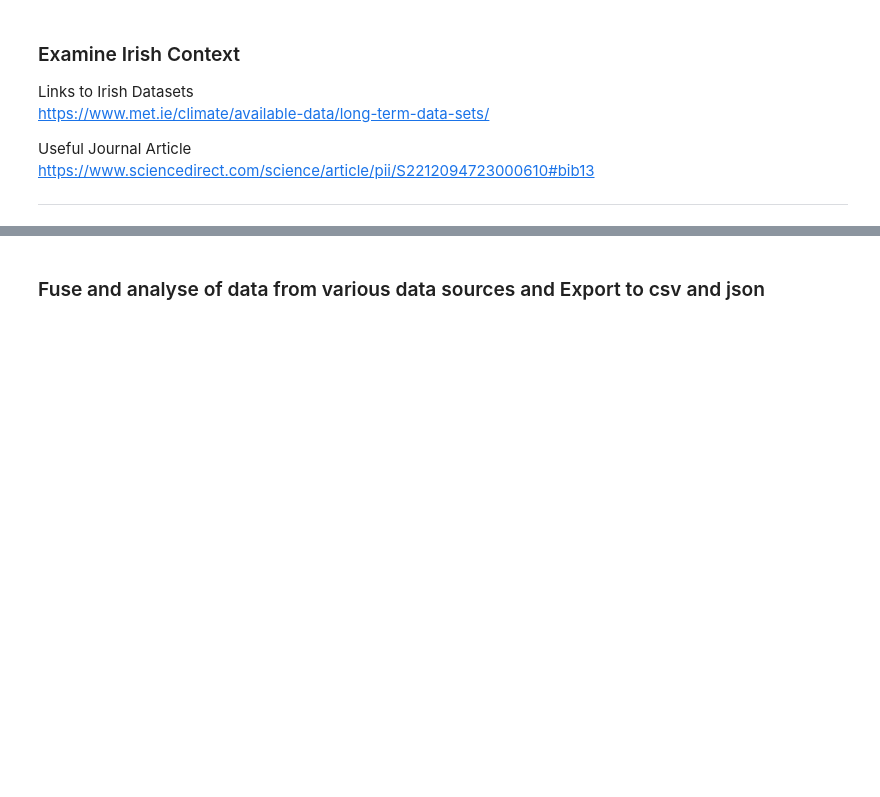
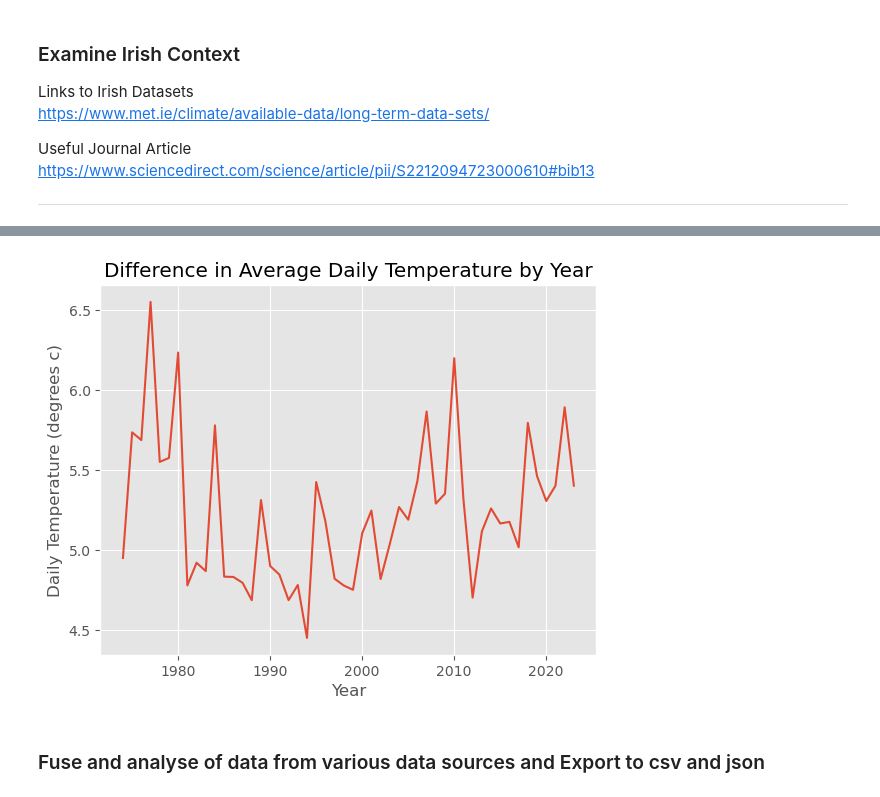
Before and after one commit to PeeBs68/prog_da_project2, a Jupyter notebook: project2.ipynb, the cells around one changed output, grey strips where cells are left out. Drawn from its saved outputs; the diff is of its cells as text; code cells hidden in the pictures; blank space fills up the shorter version.

```diff
--- a/project2.ipynb
+++ b/project2.ipynb
@@ -413,3 +413,20 @@ sns.lineplot(data=df_maxt, x='date2', y='maxt');
+# %%
+# plot daily difference in temperature
+
+temp_comp = df_mint
+temp_comp['maxt'] = df_maxt['maxt']
+temp_comp['diff'] = temp_comp['maxt']-temp_comp['mint']
+
+#temp_comp = temp_comp.append(df_mint, df_maxt)
+
+#temp_comp
+
+ax = sns.lineplot(data=temp_comp, x='date2', y='diff');
+ax.set(xlabel='Year',
+       ylabel='Daily Temperature (degrees c)',
+       title='Difference in Average Daily Temperature by Year');
+# %% [output]
+[figure, added]
 # %% [markdown]
 ### Fuse and analyse of data from various data sources and Export to csv and json
 # %% [markdown]
```
Also changed, not shown: parts of 12 cells of this notebook.
